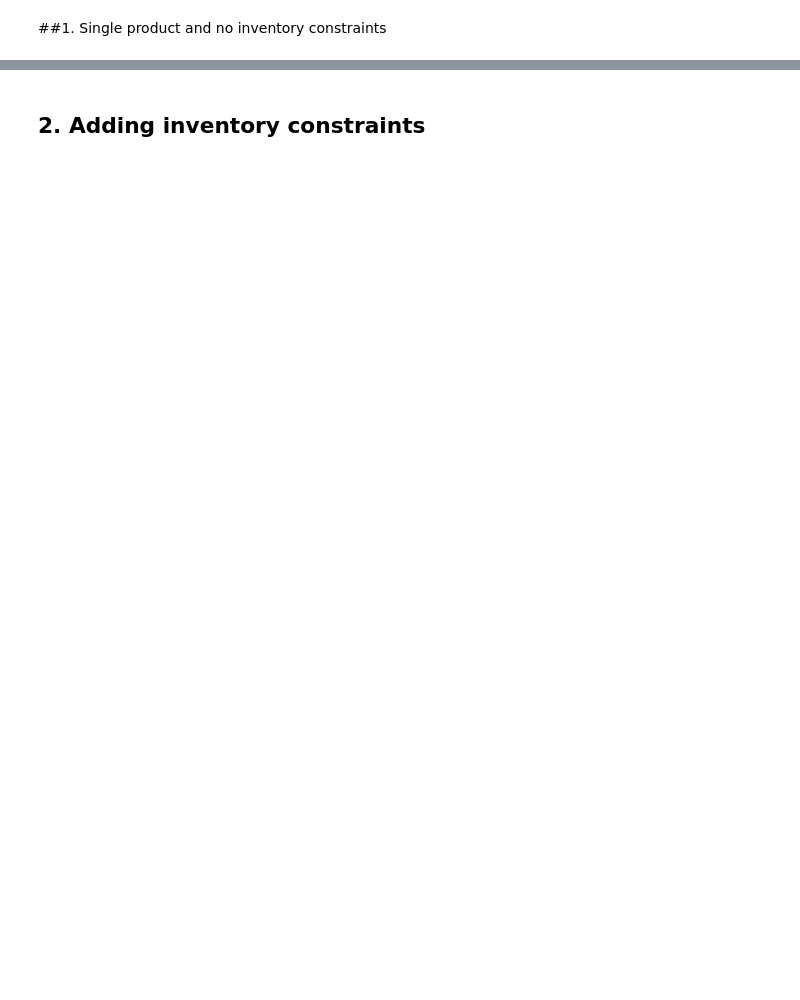
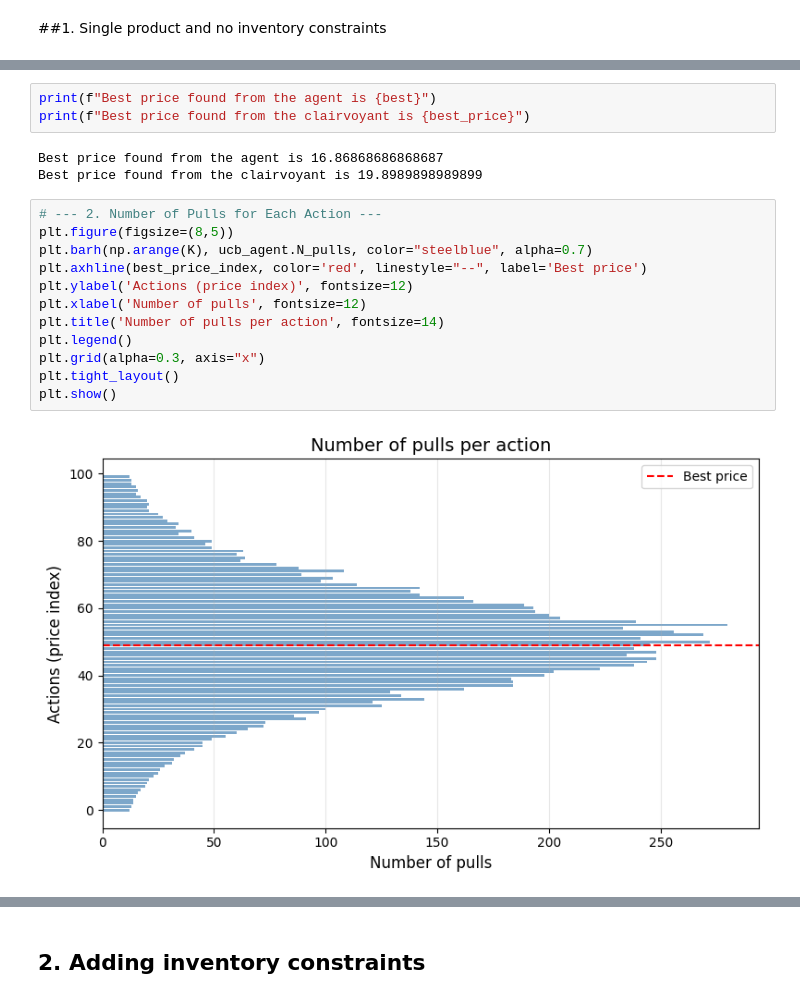
Before and after one commit to alessandrom10/Online_Learning_Applications_Project, a Jupyter notebook: Req_1/Req_1.ipynb, the cells around one changed output, grey strips where cells are left out. Cells and saved outputs as stored; diff of their text form; blank space fills up the shorter version.

```diff
--- a/Req_1/Req_1.ipynb
+++ b/Req_1/Req_1.ipynb
@@ -150,0 +158,20 @@ plt.show();
+# %%
+print(f"Best price found from the agent is {best}")
+print(f"Best price found from the clairvoyant is {best_price}")
+# %% [output]
+Best price found from the agent is 16.86868686868687
+Best price found from the clairvoyant is 19.8989898989899
+# %%
+# --- 2. Number of Pulls for Each Action ---
+plt.figure(figsize=(8,5))
+plt.barh(np.arange(K), ucb_agent.N_pulls, color="steelblue", alpha=0.7)
+plt.axhline(best_price_index, color='red', linestyle="--", label='Best price')
+plt.ylabel('Actions (price index)', fontsize=12)
+plt.xlabel('Number of pulls', fontsize=12)
+plt.title('Number of pulls per action', fontsize=14)
+plt.legend()
+plt.grid(alpha=0.3, axis="x")
+plt.tight_layout()
+plt.show()
+# %% [output]
+[figure, added]
```
Also changed, not shown: parts of 15 cells of this notebook.
